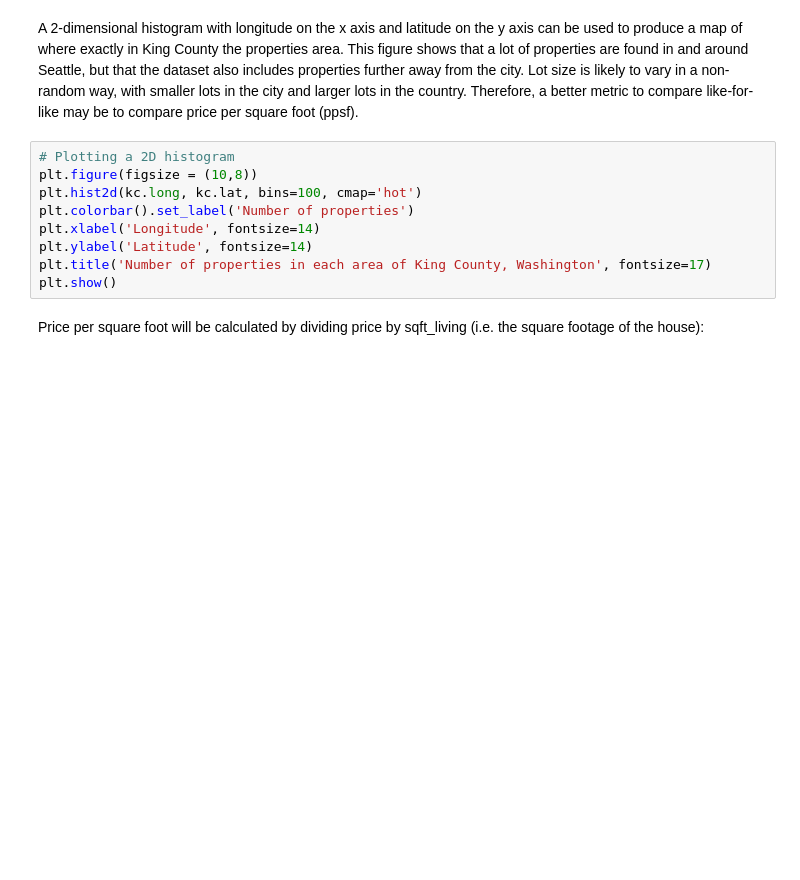
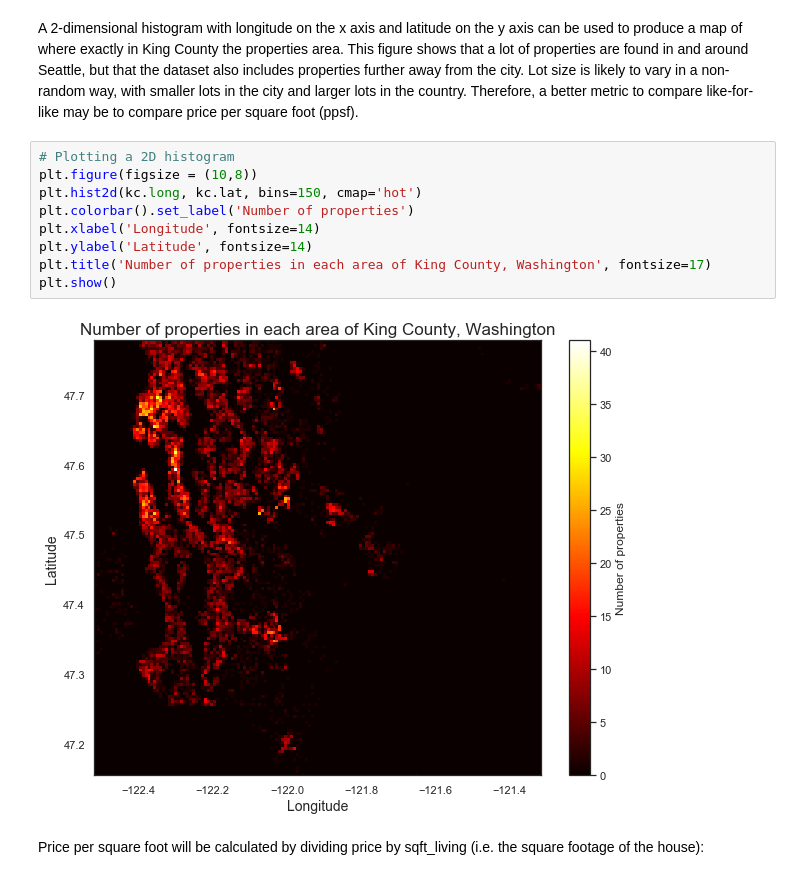
Before and after one commit to L-Lewis/dsc-1-final-project-online-ds-ft-011419, a Jupyter notebook: student.ipynb, the cells around one changed output. Drawn from its saved outputs; the diff is of its cells as text; blank space fills up the shorter version.

```diff
--- a/student.ipynb
+++ b/student.ipynb
@@ -558,12 +832,14 @@ A 2-dimensional histogram with longitude on the x axis and latitude on the y axi
 # %%
 # Plotting a 2D histogram
 plt.figure(figsize = (10,8))
-plt.hist2d(kc.long, kc.lat, bins=100, cmap='hot')
+plt.hist2d(kc.long, kc.lat, bins=150, cmap='hot')
 plt.colorbar().set_label('Number of properties')
 plt.xlabel('Longitude', fontsize=14)
 plt.ylabel('Latitude', fontsize=14)
 plt.title('Number of properties in each area of King County, Washington', fontsize=17)
 plt.show()
+# %% [output]
+[figure, added]
 # %% [markdown]
 Price per square foot will be calculated by dividing price by sqft_living (i.e. the square footage of the house):
 # %%
```
Also changed, not shown: parts of 63 cells of this notebook.
